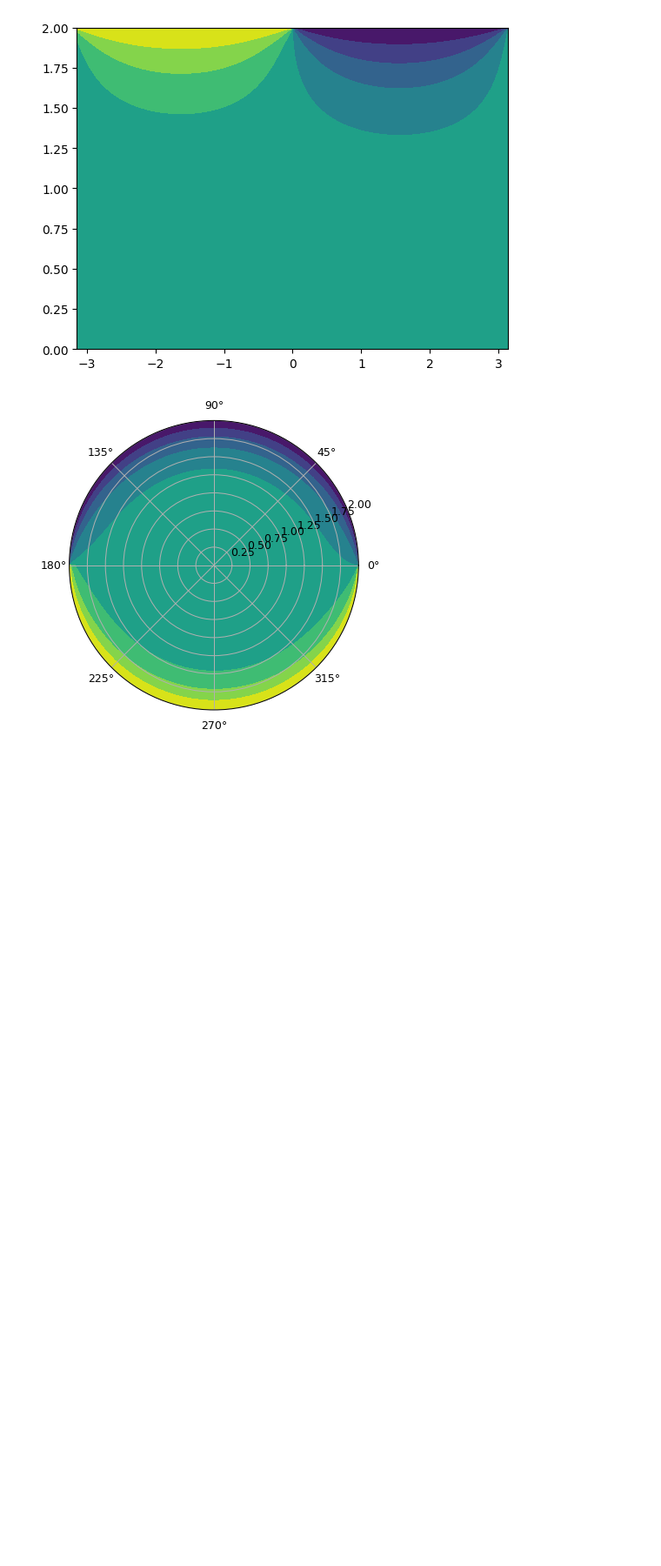
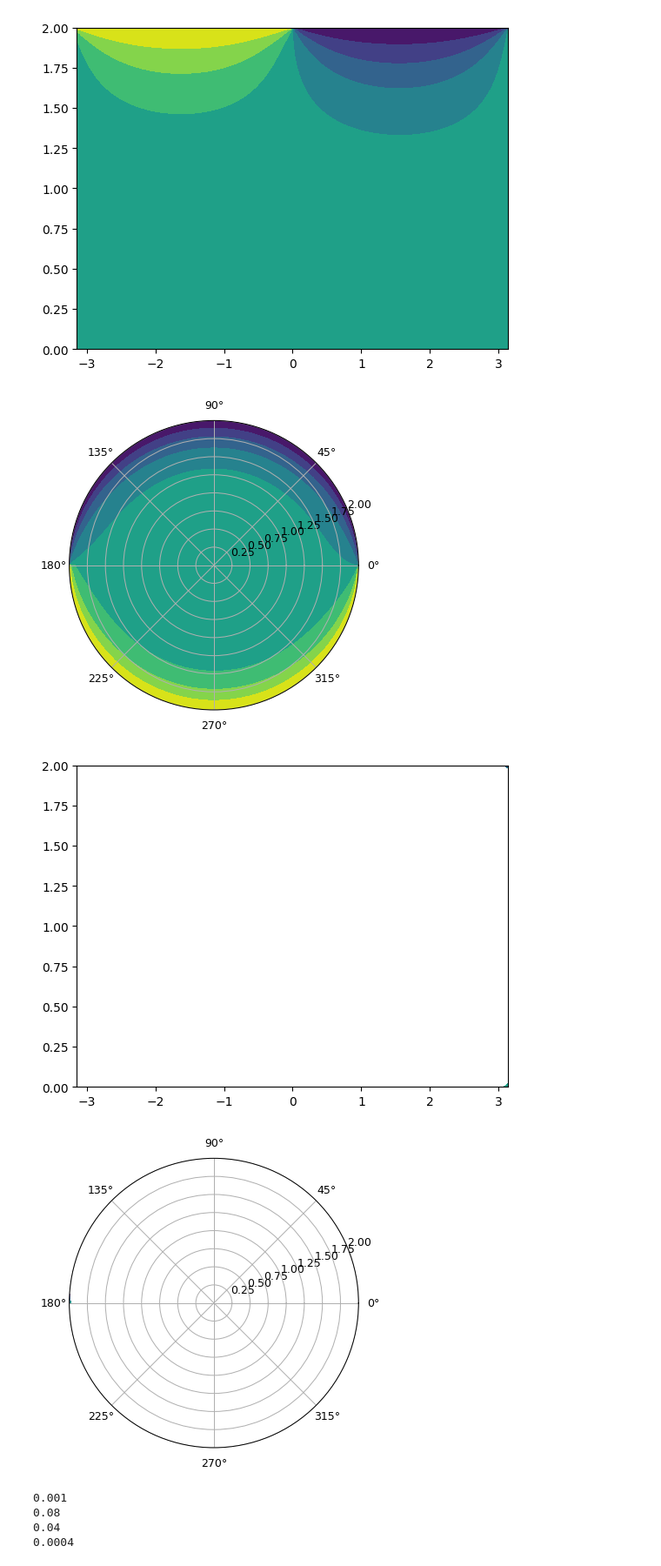
Before and after one commit to peterassessments/Individiual-Simulation, a Jupyter notebook: individual sim.ipynb, the cells around one changed output. Shown at 87% size. Saved outputs shown, nothing was run; the diff lists cells and outputs as text; code cells hidden in the pictures; blank space fills up the shorter version.

```diff
--- a/individual sim.ipynb
+++ b/individual sim.ipynb
@@ -365,0 +380,76 @@ plt.show()
+# %%
+# this is the right way round for some reason, understand why soon please
+
+max_iters = 500
+
+length_r = 100
+length_theta = 100
+
+radius = 2
+
+#/////////////////////////////////////////Definintions of polar laplace terms
+del_r_squ = (radius/length_r)**2                             # (2/100)**2 = 0.0004
+del_theta_squ =  ((2*np.pi) / length_theta)**2               # (6.3/100) = 0.0063
+r_squ = radius**2                                            # (2**2)    = 4
+#use radius for r                                            # 2         = 2
+two_del_r = 2*(radius/length_r)                              #  2*(2/100)= 0.04
+
+multiplier = (del_r_squ*r_squ*del_theta_squ) / (2*(r_squ*del_theta_squ)) + 2*(del_r_squ)
+
+#///////////////////////////////////////////
+
+
+
+the_top_temp = 100
+the_bot_temp = -100
+r_zero = 0
+
+filler_value = 10
+
+
+#r, theta = np.meshgrid(np.arange(0, length_r), np.arange(0,length_theta))
+
+r = np.linspace(0, radius , length_r)  # slices of radius of whatever length_r is set to
+theta = np.linspace(-np.pi, np.pi , length_theta) # slices of -pi to pi of length_theta
+
+#r, theta = np.meshgrid(np.linspace(0, radius , length_r), np.linspace(-np.pi, np.pi , length_theta) )
+
+
+u = np.empty((length_r, length_theta))
+u.fill(filler_value)
+
+# DOING ALL THE BOUNDARY CONDITIONS BY ARRAY SLICING
+u[length_r-1, (length_r//2): length_r] = the_bot_temp         # issue with / returning a floating point, not an integer, for indexing integers are required
+u[length_r-1, 0: (length_r//2)] = the_top_temp             # this is done as python places polar arrays counter clockwise
+u[0, :] = r_zero
+
+
+for iteration in range(max_iters):
+    for i in range(1, (length_r -1)): # need to skip over boundary points that we have defined to avoid iterating over them.
+        for j in range(length_theta-1): #(1, (length_theta -1)):
+            u[i,j] = (multiplier) * ( (u[i-1,j]/ del_r_squ) + (u[i+1,j]/del_r_squ) + (u[i+1,j]/(radius*two_del_r)) + (-u[i-1,j]/(radius*two_del_r)) + (u[i,j-1]/(r_squ*del_theta_squ)) + (u[i,j+1]/(r_squ*del_theta_squ)) )
+
+
+
+#  u[i,j] = ((del_r_squ*r_squ*del_theta_squ) / (2*(r_squ*del_theta_squ)) + 2*(del_r_squ) ) * ( (u[i-1,j]/ del_r_squ) + (u[i+1,j]/del_r_squ) + (u[i+1,j]/(radius*two_del_r)) + (-u[i-1,j]/(radius*two_del_r)) + (u[i,j-1]/(r_squ*del_theta_squ)) + (u[i,j+1]/(r_squ*del_theta_squ)) )
+
+plt.contourf(theta,r , u)
+plt.show()
+
+plt.subplots(dpi = 90 , subplot_kw=dict(projection = 'polar'))     # maybe the tightening side needs to be on the x axis  thats why this works
+plt.contourf(theta, r ,u)
+plt.show()
+
+
+# this with the new formula is blowing up in python, gonna try and level it out with the boundary conditions
+print(multiplier)
+print(radius*two_del_r)
+print(two_del_r)
+print(del_r_squ)
+# %% [output]
+[figure, added]
+[figure, added]
+0.001
+0.08
+0.04
+0.0004
```
Also changed, not shown: parts of 3 cells of this notebook.
